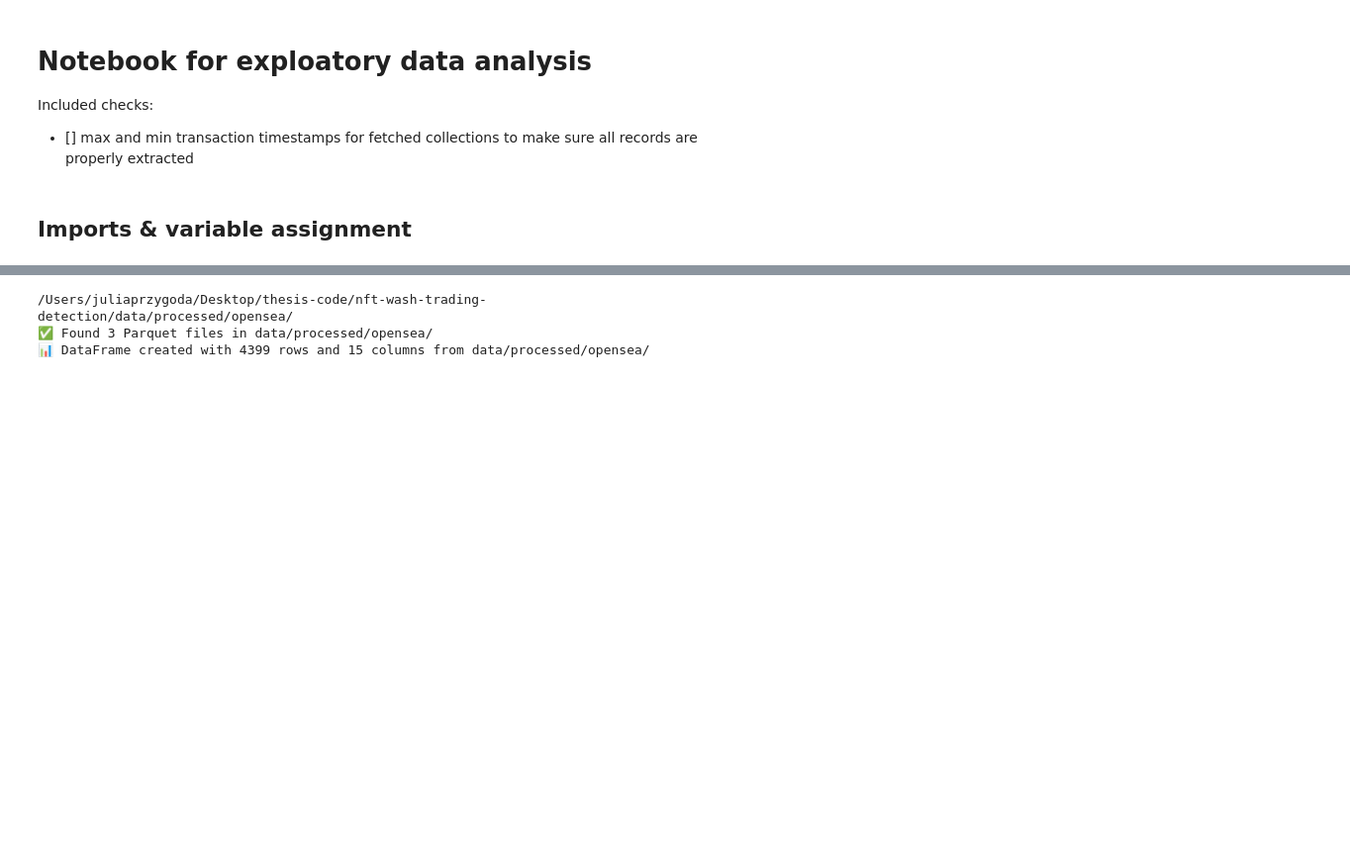
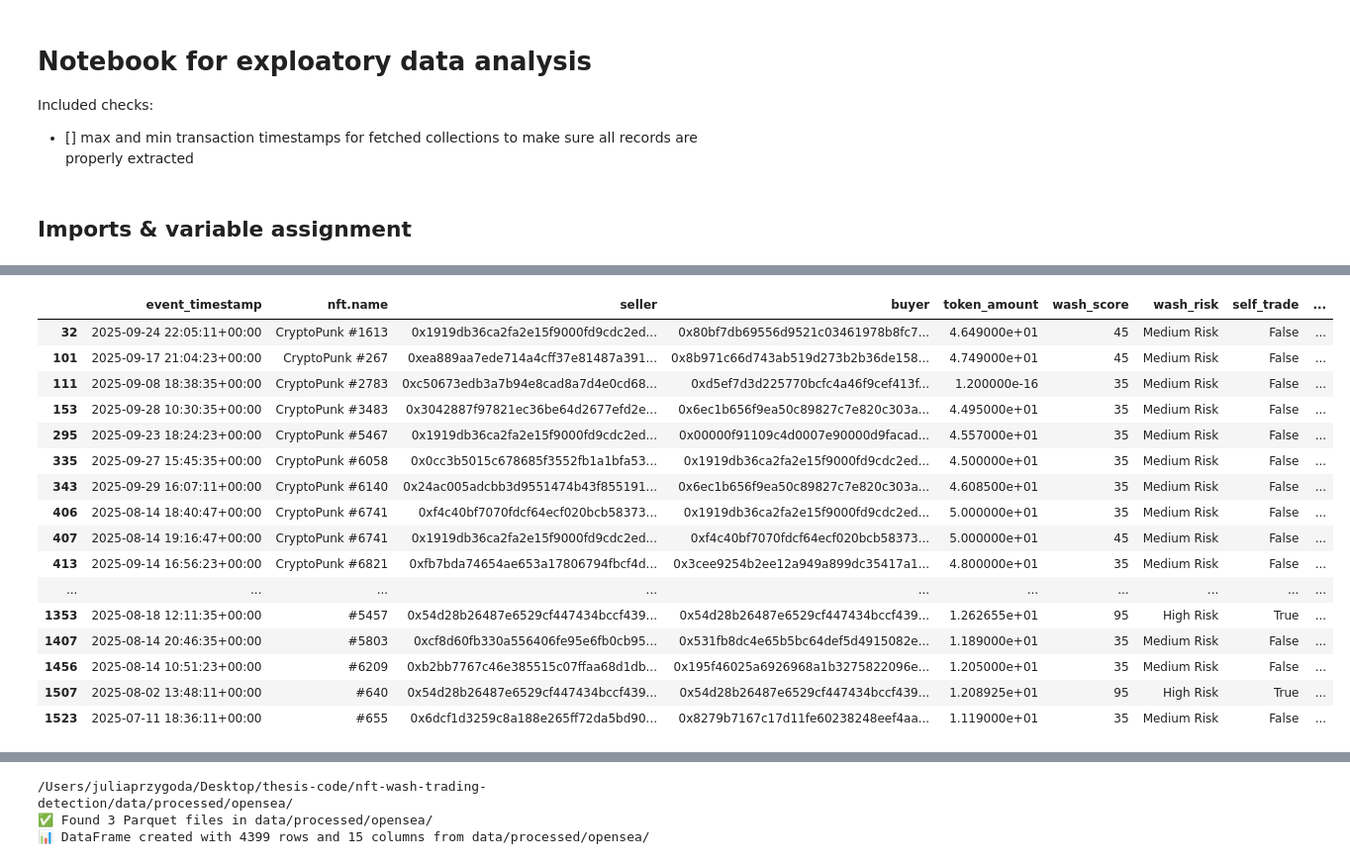
Before and after one commit to przygodajulia/nft-wash-trading-detection, a Jupyter notebook: notebooks/02_data_preprocessing_checks.ipynb, the cells around one changed output, grey strips where cells are left out. Shown at 99% size. Saved outputs shown, nothing was run; the diff lists cells and outputs as text; code cells hidden in the pictures; blank space fills up the shorter version.

```diff
--- a/notebooks/02_data_preprocessing_checks.ipynb
+++ b/notebooks/02_data_preprocessing_checks.ipynb
@@ -45,0 +272,20 @@ def load_parquet_folder(folder_path,):
+# %%
+# --------------------------------------------------
+# 4. Wallet pair interaction analysis
+# --------------------------------------------------
+# Definition: measures how often the same wallet pair trades with each other.
+# High repetition may indicate coordinated trading behavior.
+
+pair_counts = (
+    df.groupby(["seller", "buyer"])
+      .size()
+      .reset_index(name="pair_trade_count")
+)
+
+df = df.merge(pair_counts, on=["seller", "buyer"], how="left")
+
+REPEAT_THRESHOLD = 5
+
+repeated_pairs = df[df["pair_trade_count"] >= REPEAT_THRESHOLD]
+
+print(f" 🚨 High-frequency wallet pairs (>= {REPEAT_THRESHOLD} trades): {len(repeated_pairs)}")
@@ -45,0 +454,56 @@ def load_parquet_folder(folder_path,):
+# %%
+# --------------------------------------------------
+# Wash trading risk scoring model
+# --------------------------------------------------
+# This section computes a heuristic risk score for each transaction
+# based on behavioral, temporal, network, and price-based signals.
+# The weights are manually defined (expert-driven heuristic approach).
+
+# Step 1: Compute composite wash trading score
+df["wash_score"] = (
+    df["self_trade"].fillna(False).astype(int) * 35 +
+    df["round_trip"].fillna(False).astype(int) * 25 +
+    (df["pair_trade_count"].fillna(0) >= 5).astype(int) * 15 +
+    (df["holding_seconds"].fillna(0) <= 3600).astype(int) * 10 +
+    (df["nft_flip_count"].fillna(0) >= 3).astype(int) * 10 +
+    df["price_abnormality"].fillna(False).astype(int) * 5
+)
+
+# Step 2: Normalize score range
+df["wash_score"] = df["wash_score"].clip(0, 100)
+
+# Step 3: Risk classification function
+def classify_score(score):
+    if score >= 70:
+        return "High Risk"
+    elif score >= 30:
+        return "Medium Risk"
+    else:
+        return "Low Risk"
+
+df["wash_risk"] = df["wash_score"].apply(classify_score)
+
+# Step 4: Extract suspicious transactions
+suspicious_transactions = df[df["wash_score"] >= 30]
+
+print(f"🚨 Detected {len(suspicious_transactions)} suspicious transactions")
+
+display(
+    suspicious_transactions[
+        [
+            "event_timestamp",
+            "nft.name",
+            "seller",
+            "buyer",
+            "token_amount",
+            "wash_score",
+            "wash_risk",
+            "self_trade",
+            "round_trip",
+            "pair_trade_count",
+            "nft_flip_count",
+            "price_zscore",
+        ]
+    ].head(30)
+)
+# %% [output]
@@ -45,0 +511,17 @@ def load_parquet_folder(folder_path,):
+|  | event_timestamp | nft.name | seller | buyer | token_amount | wash_score | wash_risk | self_trade | ... |
+| 32 | 2025-09-24 22:05:11+00:00 | CryptoPunk #1613 | 0x1919db36ca2fa2e15f9000fd9cdc2ed... | 0x80bf7db69556d9521c03461978b8fc7... | 4.649000e+01 | 45 | Medium Risk | False | ... |
+| 101 | 2025-09-17 21:04:23+00:00 | CryptoPunk #267 | 0xea889aa7ede714a4cff37e81487a391... | 0x8b971c66d743ab519d273b2b36de158... | 4.749000e+01 | 45 | Medium Risk | False | ... |
+| 111 | 2025-09-08 18:38:35+00:00 | CryptoPunk #2783 | 0xc50673edb3a7b94e8cad8a7d4e0cd68... | 0xd5ef7d3d225770bcfc4a46f9cef413f... | 1.200000e-16 | 35 | Medium Risk | False | ... |
+| 153 | 2025-09-28 10:30:35+00:00 | CryptoPunk #3483 | 0x3042887f97821ec36be64d2677efd2e... | 0x6ec1b656f9ea50c89827c7e820c303a... | 4.495000e+01 | 35 | Medium Risk | False | ... |
+| 295 | 2025-09-23 18:24:23+00:00 | CryptoPunk #5467 | 0x1919db36ca2fa2e15f9000fd9cdc2ed... | 0x00000f91109c4d0007e90000d9facad... | 4.557000e+01 | 35 | Medium Risk | False | ... |
+| 335 | 2025-09-27 15:45:35+00:00 | CryptoPunk #6058 | 0x0cc3b5015c678685f3552fb1a1bfa53... | 0x1919db36ca2fa2e15f9000fd9cdc2ed... | 4.500000e+01 | 35 | Medium Risk | False | ... |
+| 343 | 2025-09-29 16:07:11+00:00 | CryptoPunk #6140 | 0x24ac005adcbb3d9551474b43f855191... | 0x6ec1b656f9ea50c89827c7e820c303a... | 4.608500e+01 | 35 | Medium Risk | False | ... |
+| 406 | 2025-08-14 18:40:47+00:00 | CryptoPunk #6741 | 0xf4c40bf7070fdcf64ecf020bcb58373... | 0x1919db36ca2fa2e15f9000fd9cdc2ed... | 5.000000e+01 | 35 | Medium Risk | False | ... |
+| 407 | 2025-08-14 19:16:47+00:00 | CryptoPunk #6741 | 0x1919db36ca2fa2e15f9000fd9cdc2ed... | 0xf4c40bf7070fdcf64ecf020bcb58373... | 5.000000e+01 | 45 | Medium Risk | False | ... |
+| 413 | 2025-09-14 16:56:23+00:00 | CryptoPunk #6821 | 0xfb7bda74654ae653a17806794fbcf4d... | 0x3cee9254b2ee12a949a899dc35417a1... | 4.800000e+01 | 35 | Medium Risk | False | ... |
+| ... | ... | ... | ... | ... | ... | ... | ... | ... | ... |
+| 1353 | 2025-08-18 12:11:35+00:00 | #5457 | 0x54d28b26487e6529cf447434bccf439... | 0x54d28b26487e6529cf447434bccf439... | 1.262655e+01 | 95 | High Risk | True | ... |
+| 1407 | 2025-08-14 20:46:35+00:00 | #5803 | 0xcf8d60fb330a556406fe95e6fb0cb95... | 0x531fb8dc4e65b5bc64def5d4915082e... | 1.189000e+01 | 35 | Medium Risk | False | ... |
+| 1456 | 2025-08-14 10:51:23+00:00 | #6209 | 0xb2bb7767c46e385515c07ffaa68d1db... | 0x195f46025a6926968a1b3275822096e... | 1.205000e+01 | 35 | Medium Risk | False | ... |
+| 1507 | 2025-08-02 13:48:11+00:00 | #640 | 0x54d28b26487e6529cf447434bccf439... | 0x54d28b26487e6529cf447434bccf439... | 1.208925e+01 | 95 | High Risk | True | ... |
+| 1523 | 2025-07-11 18:36:11+00:00 | #655 | 0x6dcf1d3259c8a188e265ff72da5bd90... | 0x8279b7167c17d11fe60238248eef4aa... | 1.119000e+01 | 35 | Medium Risk | False | ... |
```
Also changed, not shown: parts of 56 cells of this notebook.
